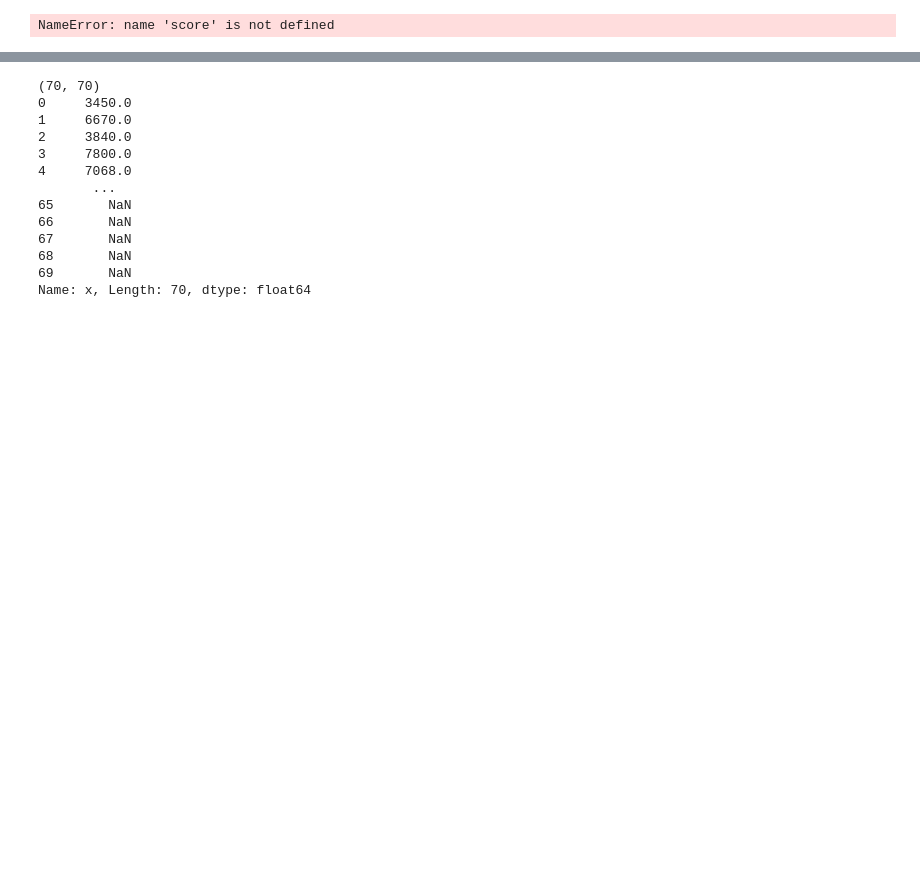
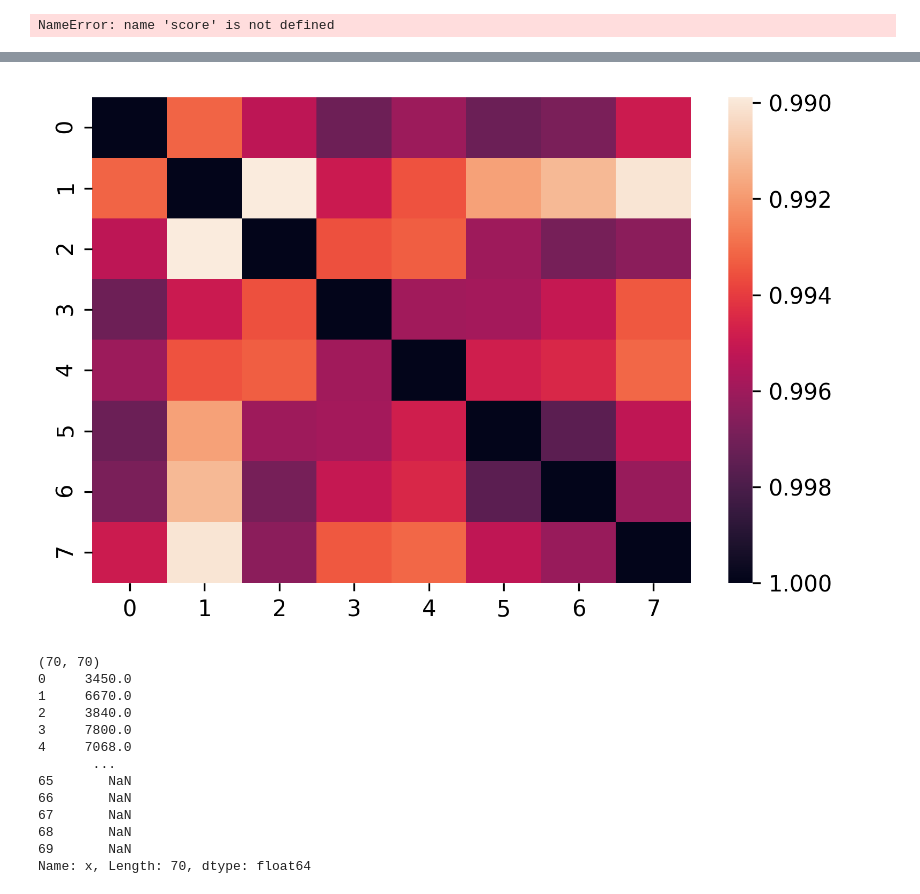
Before and after one commit to davidackerman/CNNectome, a Jupyter notebook: test.ipynb, the cells around one changed output, grey strips where cells are left out. Cells and saved outputs as stored; diff of their text form; code cells hidden in the pictures; blank space fills up the shorter version.

```diff
--- a/test.ipynb
+++ b/test.ipynb
@@ -1,22 +1,19 @@
 # %%
-from CNNectome.validation.organelles.segmentation_metrics import Evaluator,EvaluationMetrics,display_name
+from CNNectome.validation.organelles.segmentation_metrics import Evaluator,EvaluationMetrics,display_name,sorting
 import h5py
 import numpy as np
 import csv
 import os
-from skimage import io
 import matplotlib
 %matplotlib inline
 from matplotlib import pyplot as plt
 import pandas as pd
 import re
 import zarr
-import imageio
 import tifffile
 import seaborn
-import math
 import pandas
-from scipy.ndimage import gaussian_filter, label, distance_transform_edt
+from scipy.ndimage import label, distance_transform_edt
 from CNNectome.utils.compute_label_distribution import distance
 
 
@@ -35,7 +32,7 @@ class Row:
     def __init__(self, row):
         self.row = row
 
-    def get(self, column, subcolumn=None):
+    def get(self, column):
         c = self.row[column]
         if "x" in c:
             return [int(c["z"]), int(c["y"]), int(c["x"])]
@@ -527,0 +724,32 @@ for score_name in score_names:
+# %%
+for group_id,organelle_dict in all_to_all_by_groups.items():
+        for organelle_name, metric_dict in organelle_dict.items():
+            for metric in EvaluationMetrics:
+                fig, ax = plt.subplots(1,1,figsize=(8, 6), )
+                current_all_to_all = metric_dict[display_name(metric)]["score_matrix"].copy()
+                score_range = score_ranges[organelle_name][display_name(metric)]
+                if score_range['sorting']==1: #low to high
+                    sort_order = np.argsort(np.mean(current_all_to_all,axis=0))
+                    cmap = "rocket_r"
+                else:
+                    cmap = "rocket"
+                    sort_order = np.argsort(np.mean(current_all_to_all,axis=0))[::-1]
+
+                current_all_to_all = current_all_to_all[:,sort_order]
+                current_all_to_all = current_all_to_all[sort_order,:]
+                current_names_to_use = metric_dict[display_name(metric)]["names_to_use"]
+                current_names_to_use = [current_names_to_use[s] for s in sort_order]
+                seaborn.heatmap(current_all_to_all,annot=True, square=True, vmin=score_range['min'], vmax=score_range['max'], cmap=cmap)
+                if score_range['sorting']==1: #low to high
+                    plt.gcf().axes[1].invert_yaxis()
+
+                ax.set_title(organelle_name)
+                ax.collections[0].colorbar.set_label(display_name(metric))
+                ax.xaxis.tick_top()
+                plt.xticks([i+0.5 for i in range(len(current_names_to_use))],current_names_to_use,rotation=45,ha='left')
+                plt.yticks([i+0.5 for i in range(len(current_names_to_use))],current_names_to_use,rotation=0)
+                output_directory = f'/groups/cosem/cosem/ackermand/annotation_and_analytics/plots/{group_id.split("_")[0]}/{group_id}/{metric.value}'
+                os.system(f"mkdir -p {output_directory}")
+                os.system(f'rm {output_directory}/{organelle_name}.png')
+                plt.savefig(f'{output_directory}/{organelle_name}.png',bbox_inches='tight')
+                plt.close()
@@ -749,3 +876,9 @@ group1_08
+# %%
+a=np.random.random((10,10))
+b=seaborn.heatmap(all_to_all_by_groups[group_id][organelle_name][display_name(metric)].copy(),cmap="rocket_r")
+plt.gcf().axes[1].invert_yaxis()
+# %% [output]
+[figure, added]
 # %%
 df = pandas.read_csv("MaskingInformationAmiraCoordinatesNewColumns.csv",header=[0,1])
 print(df.shape)
```
Also changed, not shown: parts of 14 cells of this notebook.
